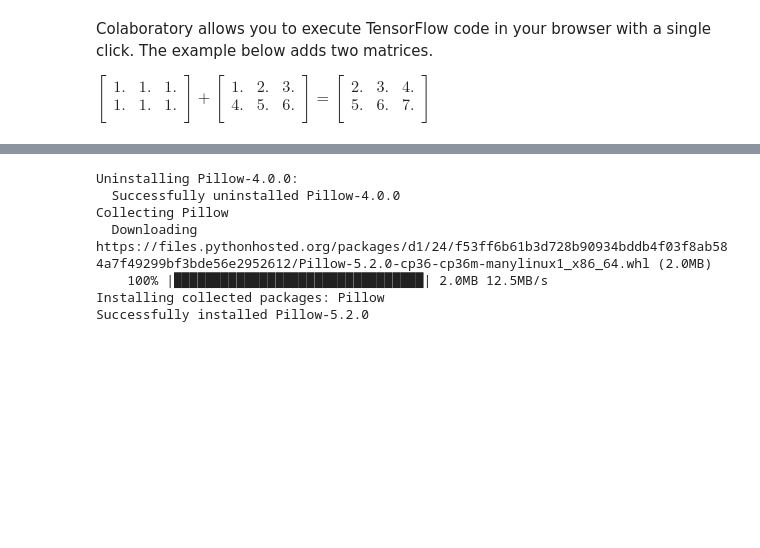
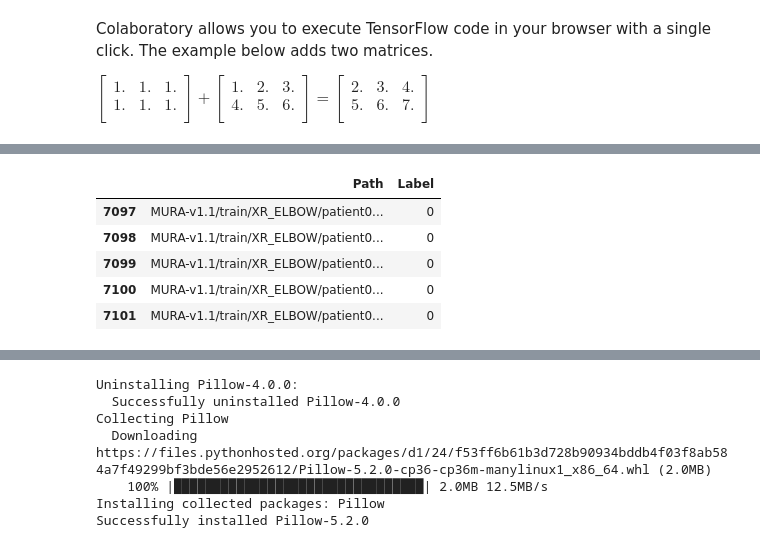
Before and after one commit to stanimman/Simple, a Jupyter notebook: Mura_Clahe_Elbow.ipynb, the cells around one changed output, grey strips where cells are left out. Saved outputs shown, nothing was run; the diff lists cells and outputs as text; code cells hidden in the pictures; blank space fills up the shorter version.

```diff
--- a/Mura_Clahe_Elbow.ipynb
+++ b/Mura_Clahe_Elbow.ipynb
@@ -52,0 +91,9 @@ MURA-v1.1.zip       100%[===================>] 365.88M  5.03MB/s    in 74s
+# %%
+train_elbow.tail()
+# %% [output]
+|  | Path | Label |
+| 7097 | MURA-v1.1/train/XR_ELBOW/patient0... | 0 |
+| 7098 | MURA-v1.1/train/XR_ELBOW/patient0... | 0 |
+| 7099 | MURA-v1.1/train/XR_ELBOW/patient0... | 0 |
+| 7100 | MURA-v1.1/train/XR_ELBOW/patient0... | 0 |
+| 7101 | MURA-v1.1/train/XR_ELBOW/patient0... | 0 |
```
Also changed, not shown: parts of 15 cells of this notebook.
